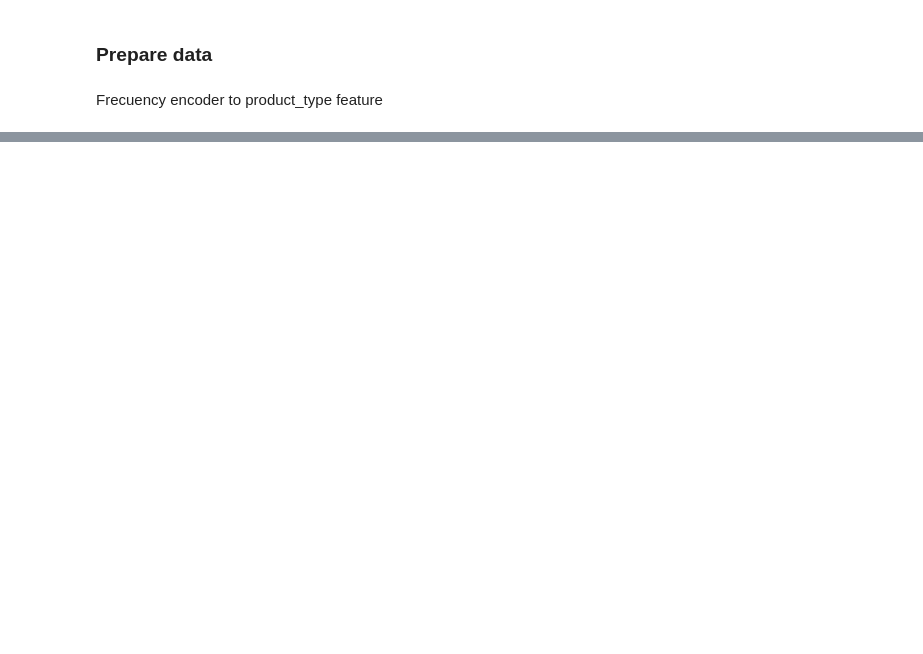
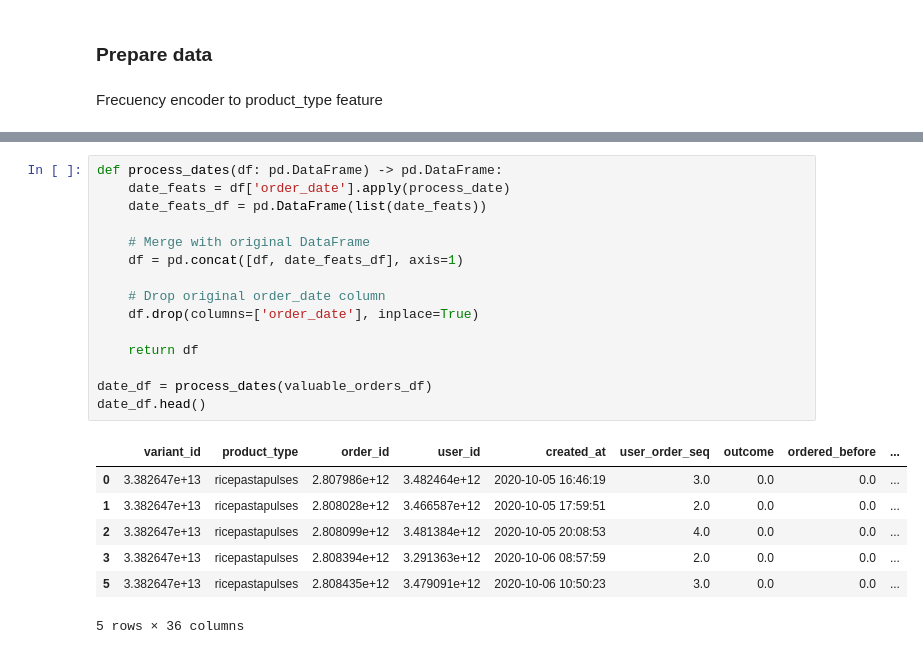
Before and after one commit to Riemann-def/zrive-ds, a Jupyter notebook: src/module_3/prueba.ipynb, the cells around one changed output, grey strips where cells are left out. Cells and saved outputs as stored; diff of their text form; blank space fills up the shorter version.

```diff
--- a/src/module_3/prueba.ipynb
+++ b/src/module_3/prueba.ipynb
@@ -164 +216,24 @@ def freq_encoder(df: pd.DataFrame, column: str) -> pd.DataFrame:
+# %%
+def process_dates(df: pd.DataFrame) -> pd.DataFrame:
+    date_feats = df['order_date'].apply(process_date)
+    date_feats_df = pd.DataFrame(list(date_feats))
+
+    # Merge with original DataFrame
+    df = pd.concat([df, date_feats_df], axis=1)
+
+    # Drop original order_date column
+    df.drop(columns=['order_date'], inplace=True)
+
+    return df
+
+date_df = process_dates(valuable_orders_df)
+date_df.head()
+# %% [output]
+|  | variant_id | product_type | order_id | user_id | created_at | user_order_seq | outcome | ordered_before | ... |
+| 0 | 3.382647e+13 | ricepastapulses | 2.807986e+12 | 3.482464e+12 | 2020-10-05 16:46:19 | 3.0 | 0.0 | 0.0 | ... |
+| 1 | 3.382647e+13 | ricepastapulses | 2.808028e+12 | 3.466587e+12 | 2020-10-05 17:59:51 | 2.0 | 0.0 | 0.0 | ... |
+| 2 | 3.382647e+13 | ricepastapulses | 2.808099e+12 | 3.481384e+12 | 2020-10-05 20:08:53 | 4.0 | 0.0 | 0.0 | ... |
+| 3 | 3.382647e+13 | ricepastapulses | 2.808394e+12 | 3.291363e+12 | 2020-10-06 08:57:59 | 2.0 | 0.0 | 0.0 | ... |
+| 5 | 3.382647e+13 | ricepastapulses | 2.808435e+12 | 3.479091e+12 | 2020-10-06 10:50:23 | 3.0 | 0.0 | 0.0 | ... |
+5 rows × 36 columns
 # %%
```
Also changed, not shown: parts of 5 cells of this notebook.
